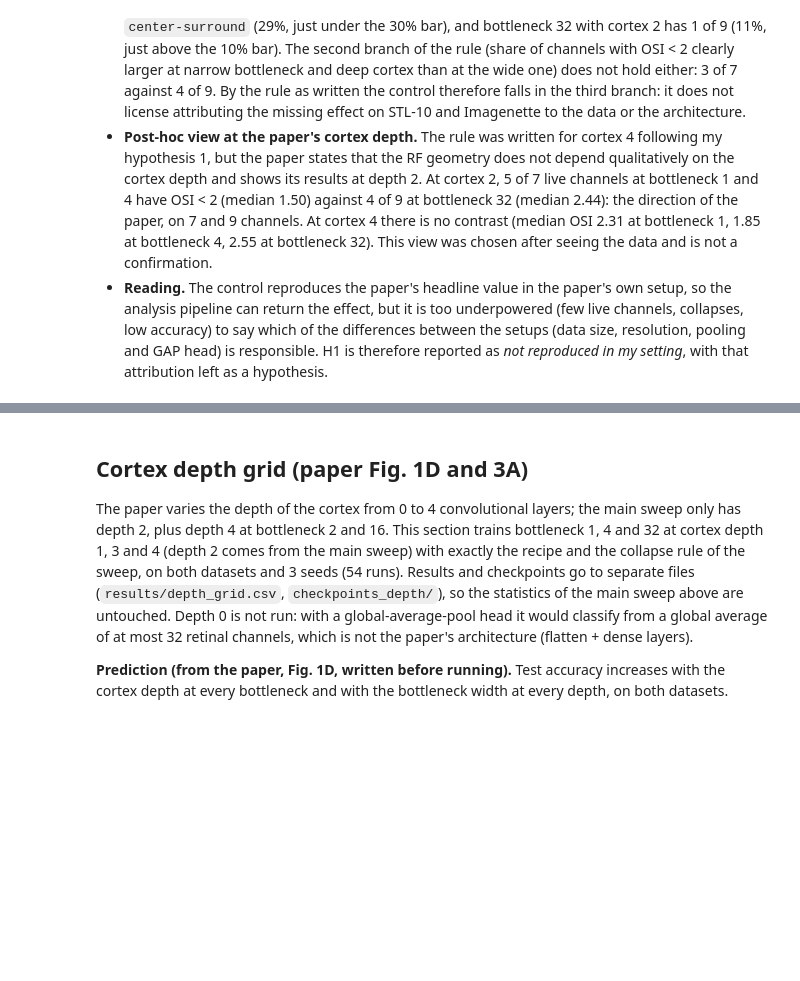
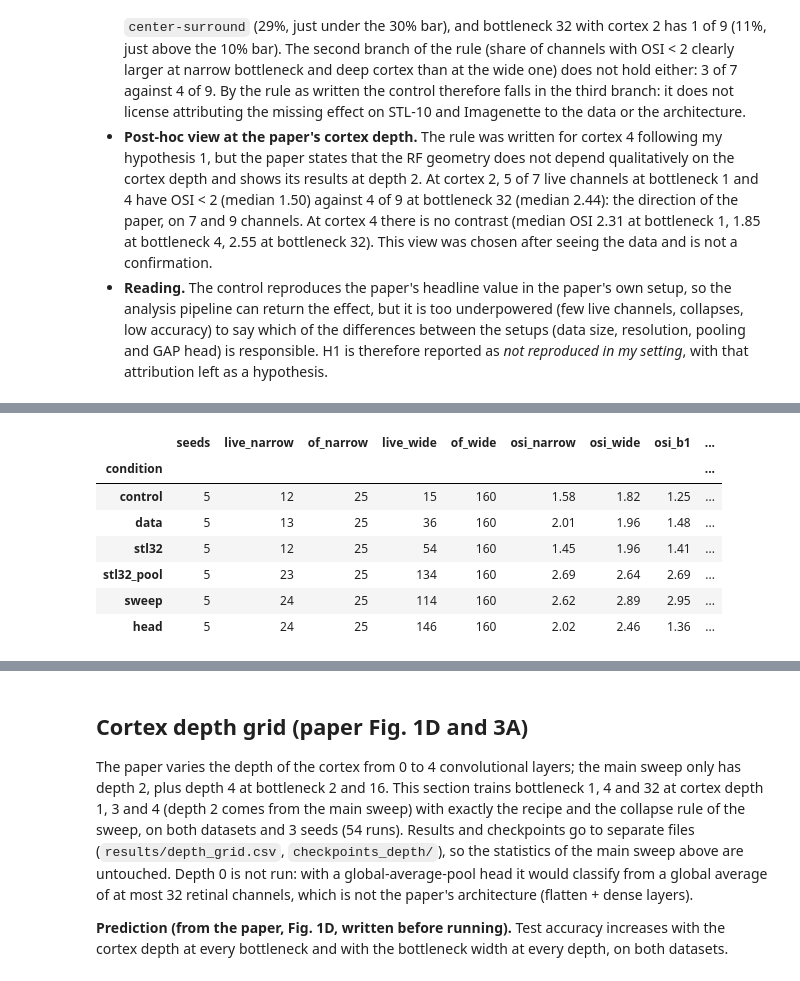
Before and after one commit to capialbino/dl-retina-bottleneck, a Jupyter notebook: retina_bottleneck.ipynb, the cells around one changed output, grey strips where cells are left out. Saved outputs shown, nothing was run; the diff lists cells and outputs as text; code cells hidden in the pictures; blank space fills up the shorter version.

```diff
--- a/retina_bottleneck.ipynb
+++ b/retina_bottleneck.ipynb
@@ -799,0 +891,70 @@ Grayscale CIFAR-10 at 32x32, architecture of Lindsey et al. (no pooling, FC 1024
+# %%
+# Train the bridge networks (resumable; one CSV per condition). Collapsed runs are retrained once with lr / 3, as in the sweep.
+BRIDGE_DIR.mkdir(parents=True, exist_ok=True)
+BRIDGE_CKPT.mkdir(exist_ok=True)
+for cond in BRIDGE_TRAIN:
+    for s, b in itertools.product(BRIDGE_SEEDS, BRIDGE_BOTTLENECKS):
+        path = bridge_ckpt_path(cond, b, s)
+        if path.exists():
+            continue
+        t0 = time.time()
+        model, val_acc, test_acc = bridge_run(cond, b, s, LR)
+        first = None
+        if val_acc < COLLAPSE_VAL:
+            first = val_acc
+            model, val_acc, test_acc = bridge_run(cond, b, s, RERUN_LR)
+        torch.save(model.state_dict(), path)
+        row = dict(condition=cond, bottleneck=b, seed=s, val_acc=val_acc, test_acc=test_acc, first_val_acc=first, time_s=time.time() - t0)
+        pd.DataFrame([row]).to_csv(BRIDGE_DIR / f'{cond}.csv', mode='a', header=not (BRIDGE_DIR / f'{cond}.csv').exists(), index=False)
+# %%
+# Bridge analysis: retina filters of every bridge network (same probe and labels as the sweep), test accuracy, and the contrast Delta of the decision rule.
+BRIDGE_FILTERS_CSV = Path('results/bridge_filters.csv')
+BRIDGE_KEY = ['condition', 'bottleneck', 'seed']
+done_b = set(map(tuple, pd.read_csv(BRIDGE_FILTERS_CSV)[BRIDGE_KEY].values)) if BRIDGE_FILTERS_CSV.exists() else set()
+for cond, s, b in itertools.product(BRIDGE_CONDS, BRIDGE_SEEDS, BRIDGE_BOTTLENECKS):
+    path = bridge_ckpt_path(cond, b, s)
+    if (cond, b, s) in done_b or not path.exists():
+        continue
+    ds, size, _, _ = BRIDGE_CONDS[cond]
+    model = bridge_model(cond, b)
+    model.load_state_dict(torch.load(path, map_location='cpu'))
+    model = model.to(DEVICE).eval()
+    x_te = bridge_splits(ds, size)[1][0]
+    probe = x_te[torch.randperm(len(x_te), generator=torch.Generator().manual_seed(0))[:256]].float().div(255).to(DEVICE)
+    test_acc = evaluate(model, bridge_loaders(cond, s)[2])
+    rows = [dict(condition=cond, bottleneck=b, seed=s, channel=ch, test_acc=test_acc, **filter_stats(rf)) for ch, rf in enumerate(retina_rfs(model, probe, size=size))]
+    pd.DataFrame(rows).to_csv(BRIDGE_FILTERS_CSV, mode='a', header=not BRIDGE_FILTERS_CSV.exists(), index=False)
+bf = pd.read_csv(BRIDGE_FILTERS_CSV)
+bf_live = bf[bf.label != 'dead']
+
+def delta_median(d):
+    narrow, wide = d[d.bottleneck.isin([1, 4])].osi, d[d.bottleneck == 32].osi
+    return wide.median() - narrow.median() if len(narrow) and len(wide) else np.nan
+
+rng = np.random.default_rng(0)
+rows = []
+for cond in BRIDGE_PATH + ['head']:
+    d, d_all = bf_live[bf_live.condition == cond], bf[bf.condition == cond]
+    seeds = sorted(d_all.seed.unique())
+    boots = np.array([delta_median(pd.concat([d[d.seed == s] for s in rng.choice(seeds, len(seeds))])) for _ in range(2000)])
+    lo, hi = np.nanpercentile(boots, [5, 95])
+    nar = d[d.bottleneck.isin([1, 4])]
+    delta = delta_median(d)
+    n_nar = len(nar)
+    status = 'inconclusive' if n_nar < 8 else ('present' if delta >= 0.5 and lo > 0 else 'absent')
+    rows.append(dict(condition=cond, seeds=len(seeds), live_narrow=n_nar, of_narrow=int(d_all.bottleneck.isin([1, 4]).sum()),
+                     live_wide=int((d.bottleneck == 32).sum()), of_wide=int((d_all.bottleneck == 32).sum()),
+                     osi_narrow=nar.osi.median(), osi_wide=d[d.bottleneck == 32].osi.median(), osi_b1=d[d.bottleneck == 1].osi.median(),
+                     share_lt2_narrow=(nar.osi < OSI_THR).mean(), delta=delta, ci90_lo=lo, ci90_hi=hi, status=status,
+                     acc_b1=d_all[d_all.bottleneck == 1].groupby('seed').test_acc.first().mean(), acc_b32=d_all[d_all.bottleneck == 32].groupby('seed').test_acc.first().mean()))
+bridge_tab = pd.DataFrame(rows).set_index('condition')
+display(bridge_tab.round(2))
+# %% [output]
+|  | seeds | live_narrow | of_narrow | live_wide | of_wide | osi_narrow | osi_wide | osi_b1 | ... |
+| condition |  |  |  |  |  |  |  |  | ... |
+| control | 5 | 12 | 25 | 15 | 160 | 1.58 | 1.82 | 1.25 | ... |
+| data | 5 | 13 | 25 | 36 | 160 | 2.01 | 1.96 | 1.48 | ... |
+| stl32 | 5 | 12 | 25 | 54 | 160 | 1.45 | 1.96 | 1.41 | ... |
+| stl32_pool | 5 | 23 | 25 | 134 | 160 | 2.69 | 2.64 | 2.69 | ... |
+| sweep | 5 | 24 | 25 | 114 | 160 | 2.62 | 2.89 | 2.95 | ... |
+| head | 5 | 24 | 25 | 146 | 160 | 2.02 | 2.46 | 1.36 | ... |
```
Also changed, not shown: parts of 5 cells of this notebook, 12 other files.
